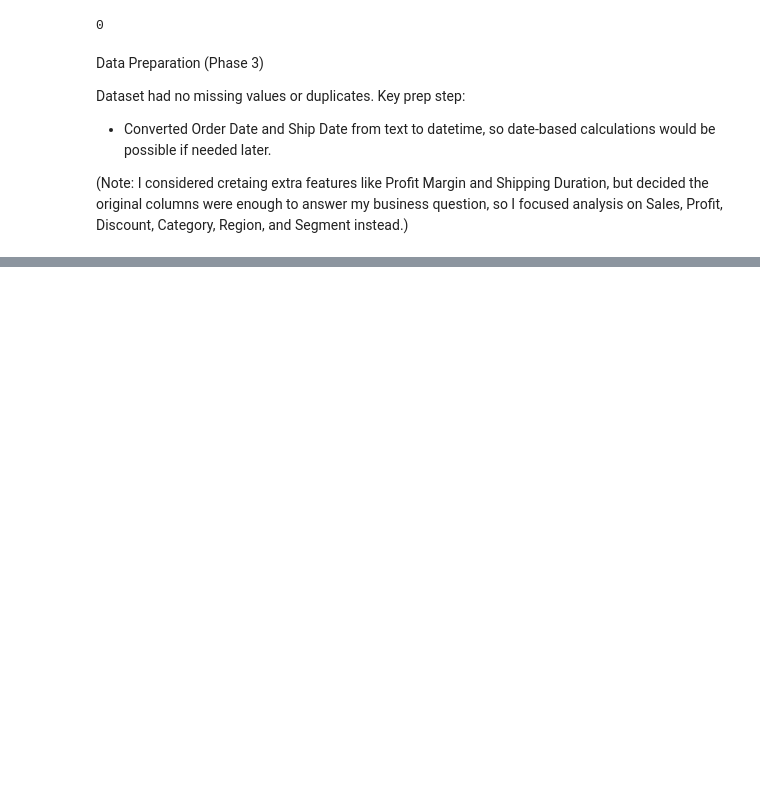
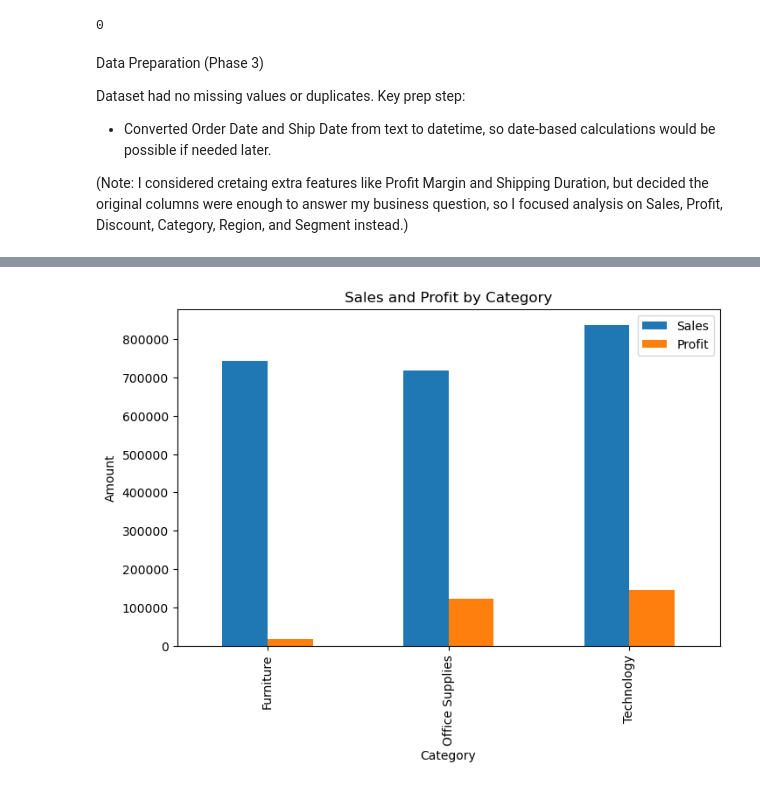
Before and after one commit to Moyo06/Prisca-AI-Internship, a Jupyter notebook: Week2/superstore_analysis.ipynb, the cells around one changed output, grey strips where cells are left out. Saved outputs shown, nothing was run; the diff lists cells and outputs as text; code cells hidden in the pictures; blank space fills up the shorter version.

```diff
--- a/Week2/superstore_analysis.ipynb
+++ b/Week2/superstore_analysis.ipynb
@@ -409,0 +363,4 @@ Where i think the platform would genuinely save time: the cleaning checks I did
+# %%
+category_analysis = df.groupby("Category")[["Sales", "Profit"]].sum()
+
+category_analysis
@@ -409,0 +373,10 @@ Where i think the platform would genuinely save time: the cleaning checks I did
+# %%
+category_analysis.plot(kind='bar', figsize=(8,5))
+
+plt.title("Sales and Profit by Category")
+plt.xlabel("Category")
+plt.ylabel("Amount")
+
+plt.show()
+# %% [output]
+[figure, added]
```
Also changed, not shown: parts of 74 cells of this notebook.
